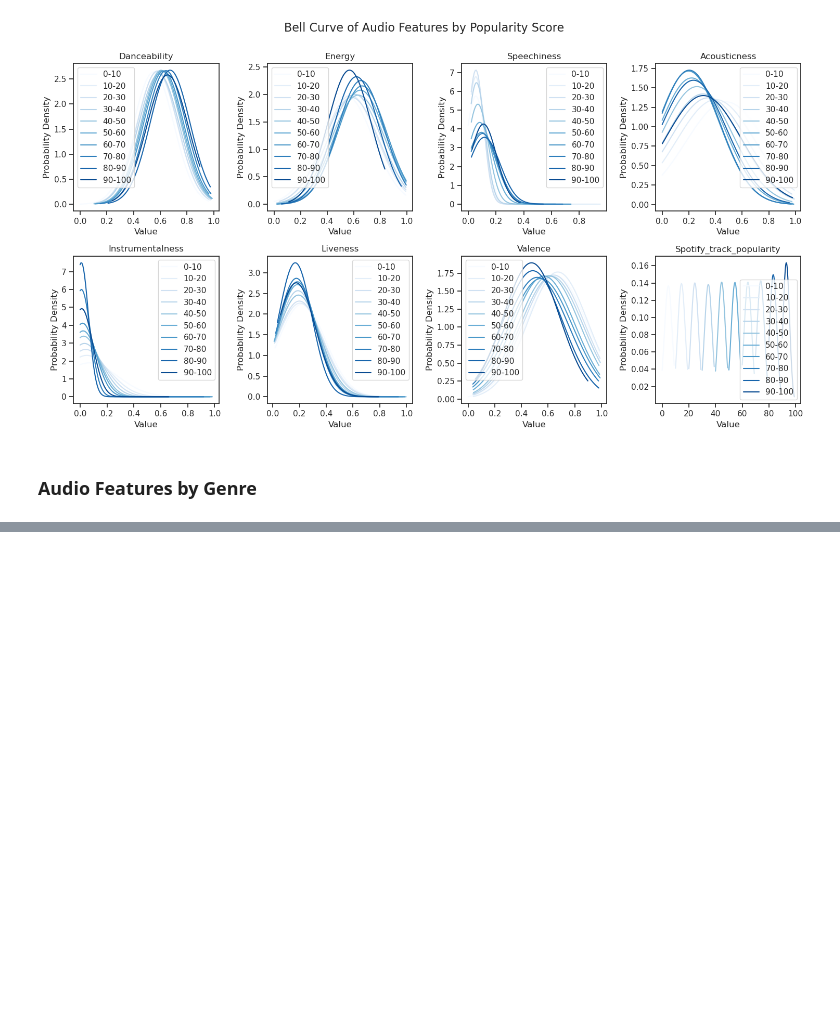
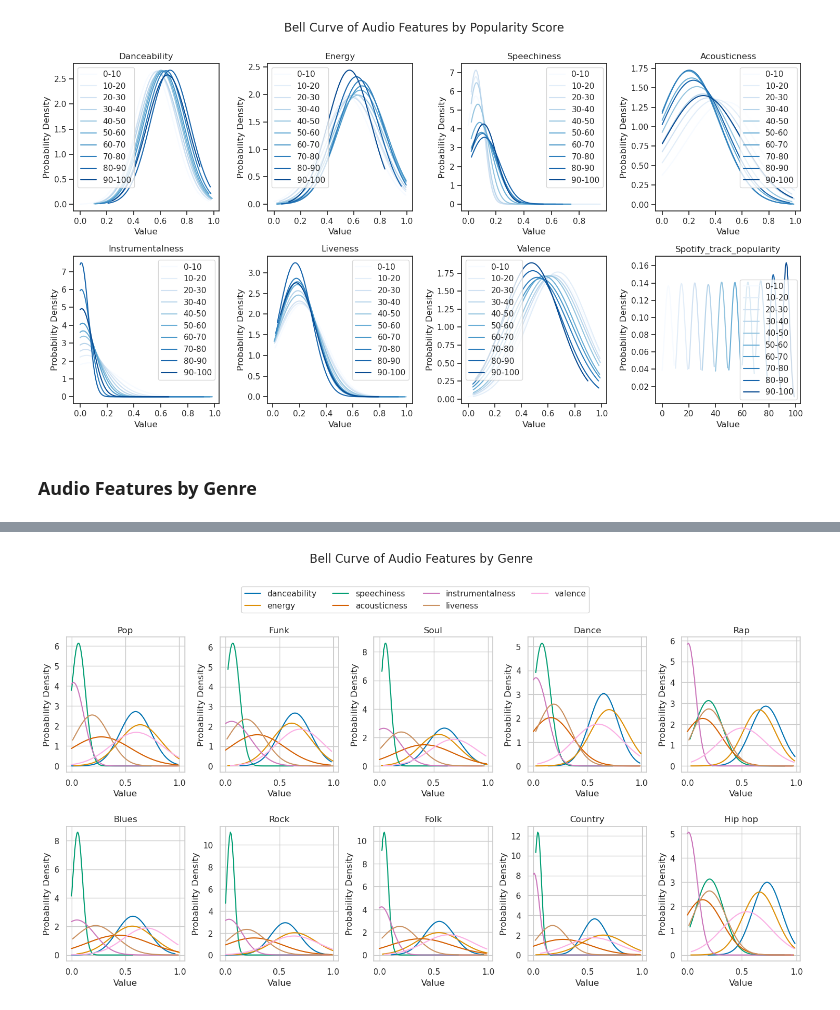
Before and after one commit to dliang5299/Spotify-Analysis, a Jupyter notebook: audio_features_analysis.ipynb, the cells around one changed output, grey strips where cells are left out. Saved outputs shown, nothing was run; the diff lists cells and outputs as text; code cells hidden in the pictures; blank space fills up the shorter version.

```diff
--- a/audio_features_analysis.ipynb
+++ b/audio_features_analysis.ipynb
@@ -358,0 +456,40 @@ af.head()
+# %%
+'''Bell Curve of Genres by Audio Features'''
+
+# create 2x4 subplot
+fig, axes = plt.subplots(nrows=2, ncols=5, figsize=(18, 8))
+
+# flatten for indexing
+axes = axes.flatten()
+
+# choose colorblind-friendly palette
+colormap = sns.color_palette("colorblind", n_colors=10)
+
+# iterate through audio features
+for i, genre in enumerate(genre_df['genre'].unique()):
+    # plot the bell curve for each genre
+    for j, feature in enumerate(audio_features_list):
+        data_subset = genre_df[genre_df['genre'] == genre][feature]
+
+        # generate x values
+        x = np.linspace(data_subset.min(), data_subset.max(), 100)
+        # calculate PDF using the fitted parameters
+        pdf = norm.pdf(x, data_subset.mean(), data_subset.std())
+
+        # Plot the PDF on the corresponding subplot with colormap
+        axes[i].plot(x, pdf, label=feature, color=colormap[j])
+
+    # set plot labels and title
+    axes[i].set_title(genre.capitalize())
+    axes[i].set_xlabel('Value')
+    axes[i].set_ylabel('Probability Density')
+
+# place the legend below the suptitle
+plt.legend(bbox_to_anchor=(-0.75, 2.55), loc='lower right', ncol=4)
+
+plt.suptitle('Bell Curve of Audio Features by Genre', fontsize=16, y=1.08)
+plt.tight_layout()
+plt.subplots_adjust(hspace=0.4, wspace=0.3)
+plt.show()
+# %% [output]
+[figure, added]
```
Also changed, not shown: parts of 6 cells of this notebook.
